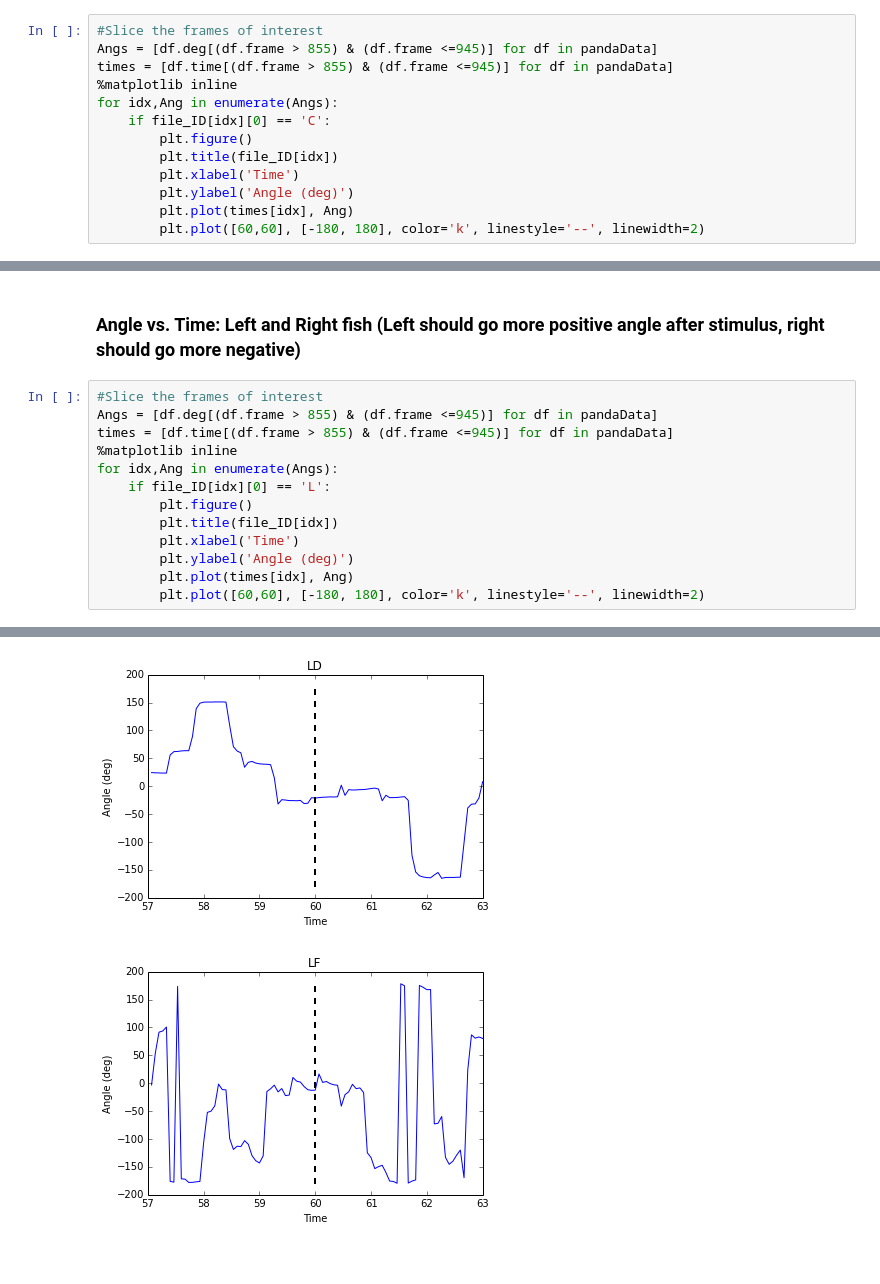
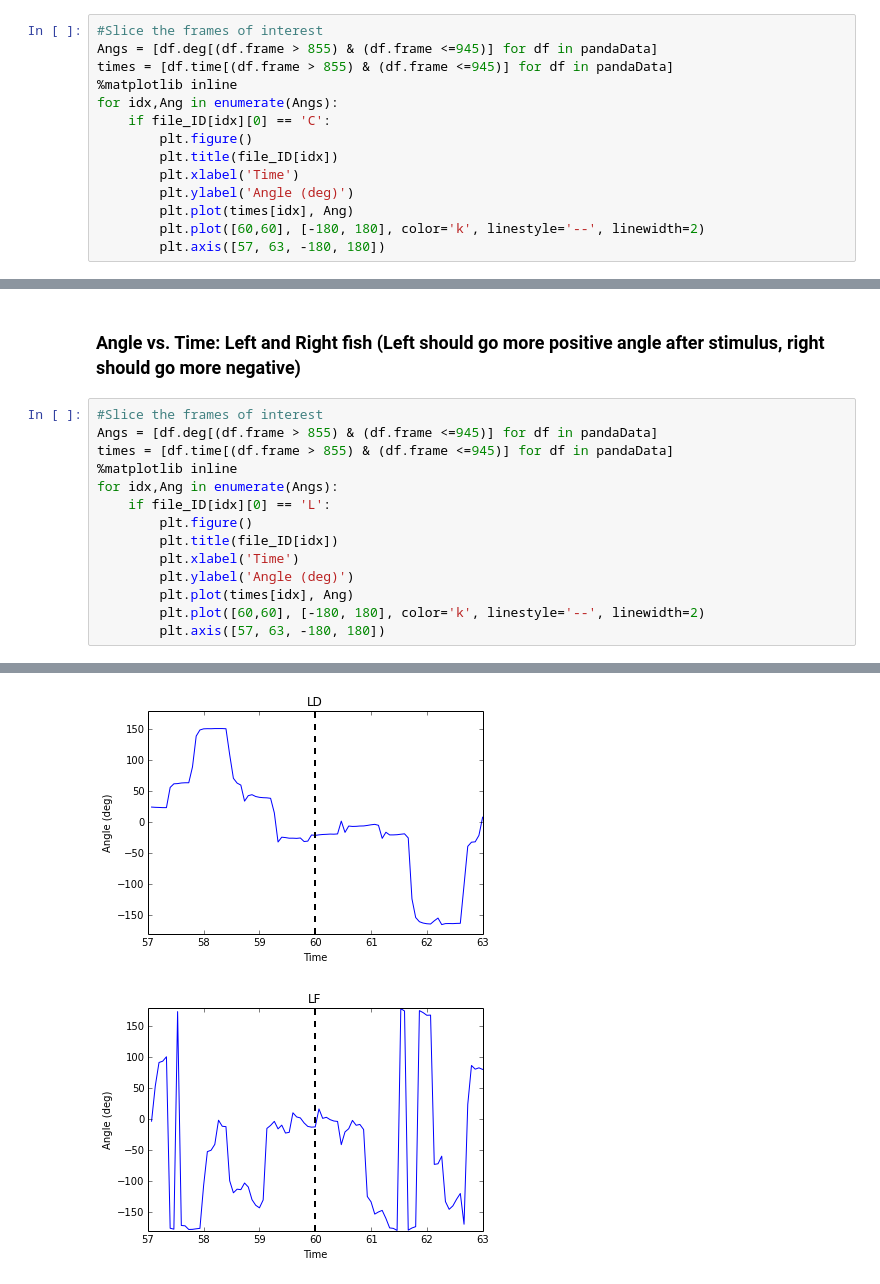
Before and after one commit to jbakcoleman/OpticFlowAnalysis, a Jupyter notebook: AsymetryAnalysis.ipynb, the cells around one changed output, grey strips where cells are left out. Cells and saved outputs as stored; diff of their text form.

```diff
--- a/AsymetryAnalysis.ipynb
+++ b/AsymetryAnalysis.ipynb
@@ -49,4 +49,5 @@ for idx,Ang in enumerate(Angs):
         plt.ylabel('Angle (deg)')
         plt.plot(times[idx], Ang)
         plt.plot([60,60], [-180, 180], color='k', linestyle='--', linewidth=2)
+        plt.axis([57, 63, -180, 180])
 # %% [output]
@@ -73,4 +74,5 @@ for idx,Ang in enumerate(Angs):
         plt.ylabel('Angle (deg)')
         plt.plot(times[idx], Ang)
         plt.plot([60,60], [-180, 180], color='k', linestyle='--', linewidth=2)
+        plt.axis([57, 63, -180, 180])
 # %% [output]
@@ -78,2 +80,2 @@ for idx,Ang in enumerate(Angs):
-[figure, old version]
+[figure, new version]
-[figure, old version]
+[figure, new version]
```
Also changed, not shown: parts of 9 cells of this notebook.
